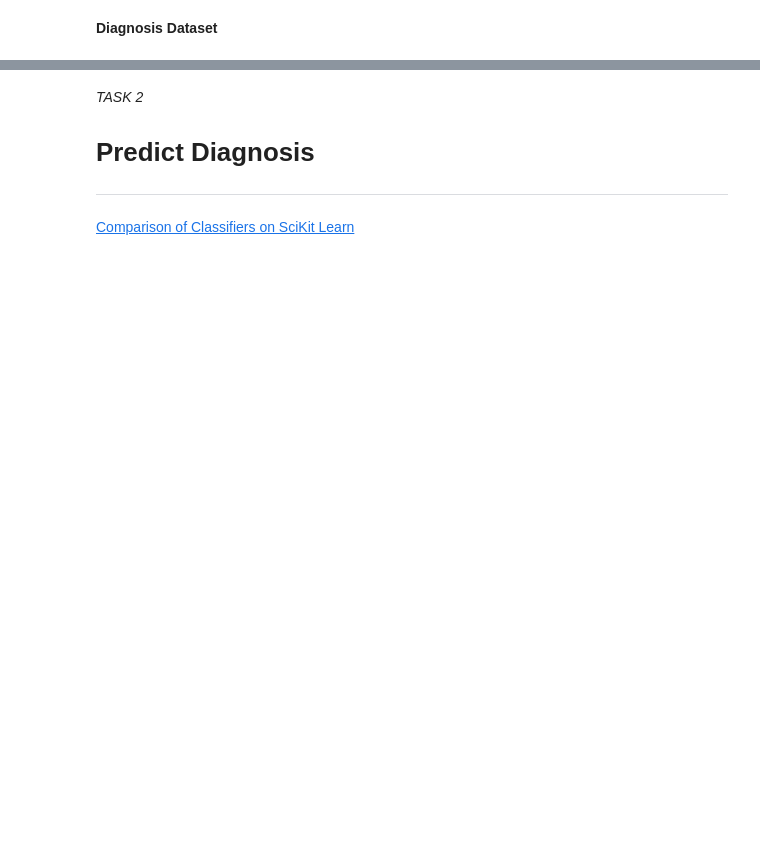
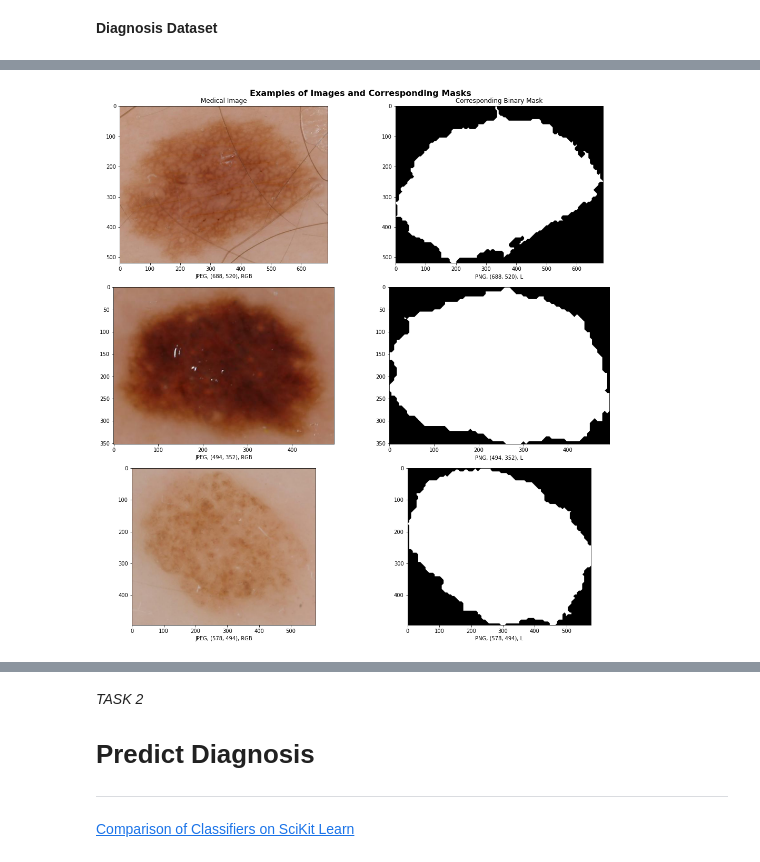
Before and after one commit to mikasenghaas/skin-lesion-detection, a Jupyter notebook: notebooks/project3.ipynb, the cells around one changed output, grey strips where cells are left out. Saved outputs shown, nothing was run; the diff lists cells and outputs as text; code cells hidden in the pictures; blank space fills up the shorter version.

```diff
--- a/notebooks/project3.ipynb
+++ b/notebooks/project3.ipynb
@@ -197,15 +321,0 @@ The main part of the project is to
-# %%
-# load test image using PIL
-ex_img = DATA['images'][0]
-ex_img_mask= DATA['masks'][0]
-
-#size = (1000, 1000)
-#ex_img.thumbnail(size)
-#ex_img_mask.thumbnail(size)
-
-fig, ax = plt.subplots(ncols=2, figsize=(16,6))
-ax[0].imshow(ex_img)
-ax[1].imshow(ex_img_mask, cmap='gray')
-
-print(ex_img.format, ex_img.size, ex_img.mode)
-print(ex_img_mask.format, ex_img_mask.size, ex_img_mask.mode)
@@ -242,0 +326,23 @@ A =
+# %%
+# load test image using PIL
+filenames = sorted(os.listdir('../data/processed/images'))
+masknames = sorted(os.listdir('../data/processed/masks'))
+
+fig, ax = plt.subplots(nrows=3, ncols=2, figsize=(15,15))
+fig.suptitle('Examples of Images and Corresponding Masks', fontsize=16, fontweight='bold')
+
+for i in range(3):
+    ex_img = Image.open('../data/processed/images/' + filenames[i])
+    ex_img_mask = Image.open('../data/processed/masks/' + masknames[i])
+
+    ax[i][0].imshow(ex_img)
+    ax[i][0].set_xlabel(f"{ex_img.format}, {ex_img.size}, {ex_img.mode}");
+    ax[i][1].imshow(ex_img_mask, cmap='gray')
+    ax[i][1].set_xlabel(f"{ex_img_mask.format}, {ex_img_mask.size}, {ex_img_mask.mode}");
+
+ax[0][0].set_title('Medical Image');
+ax[0][1].set_title('Corresponding Binary Mask');
+
+plt.tight_layout()
+# %% [output]
+[figure, added]
```
Also changed, not shown: parts of 70 cells of this notebook.
